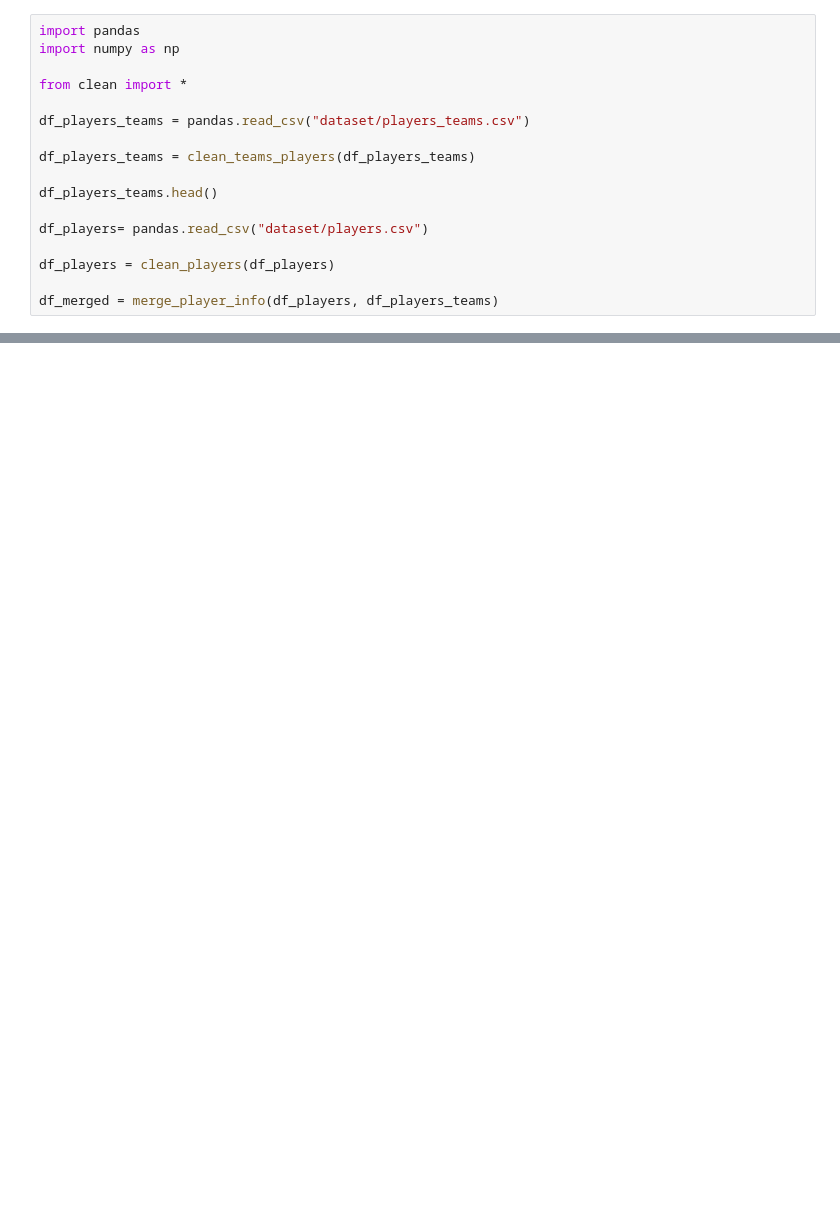
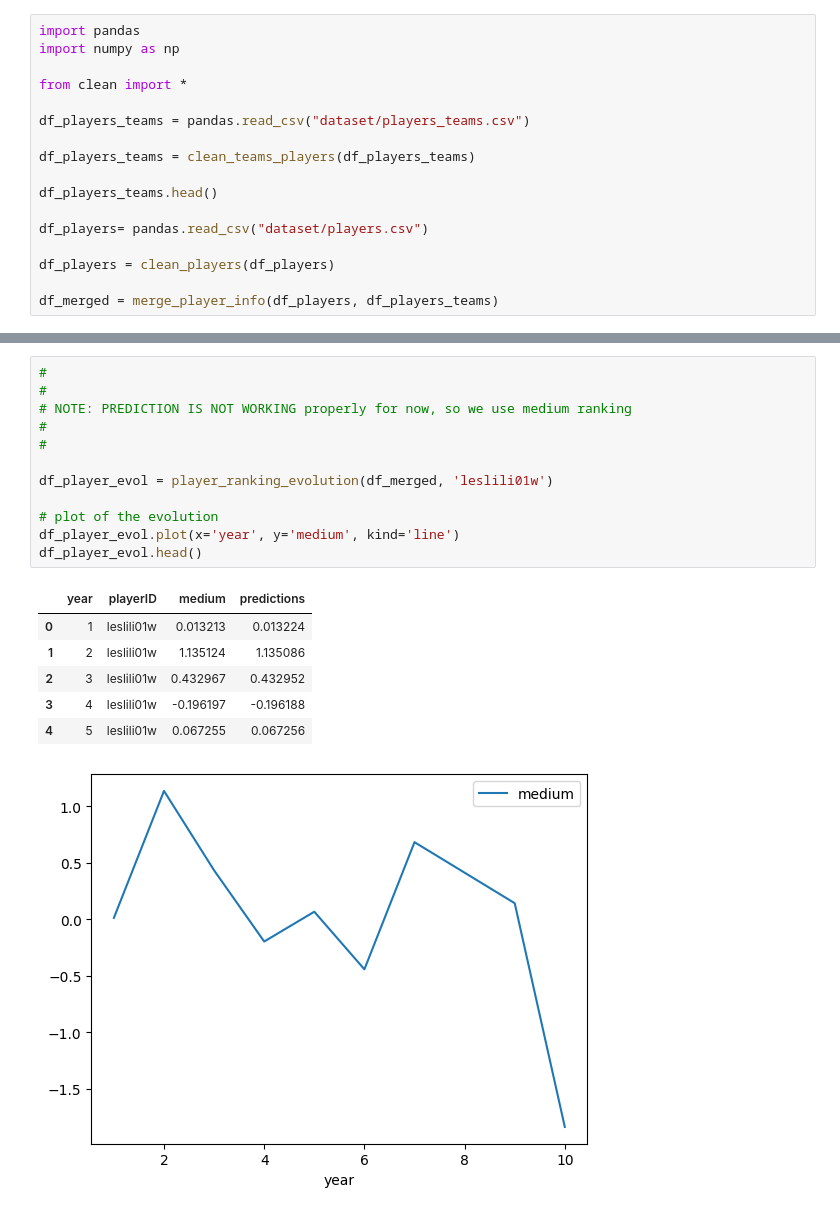
Before and after one commit to m21ark/ac, a Jupyter notebook: tmp.ipynb, the cells around one changed output, grey strips where cells are left out. Drawn from its saved outputs; the diff is of its cells as text; blank space fills up the shorter version.

```diff
--- a/tmp.ipynb
+++ b/tmp.ipynb
@@ -42,0 +37,20 @@ df_pred.head(20)
+# %%
+#
+#
+# NOTE: PREDICTION IS NOT WORKING properly for now, so we use medium ranking
+#
+#
+
+df_player_evol = player_ranking_evolution(df_merged, 'leslili01w')
+
+# plot of the evolution
+df_player_evol.plot(x='year', y='medium', kind='line')
+df_player_evol.head()
+# %% [output]
+|  | year | playerID | medium | predictions |
+| 0 | 1 | leslili01w | 0.013213 | 0.013224 |
+| 1 | 2 | leslili01w | 1.135124 | 1.135086 |
+| 2 | 3 | leslili01w | 0.432967 | 0.432952 |
+| 3 | 4 | leslili01w | -0.196197 | -0.196188 |
+| 4 | 5 | leslili01w | 0.067255 | 0.067256 |
+[figure, added]
```
Also changed, not shown: parts of 7 cells of this notebook, 2 other files.
